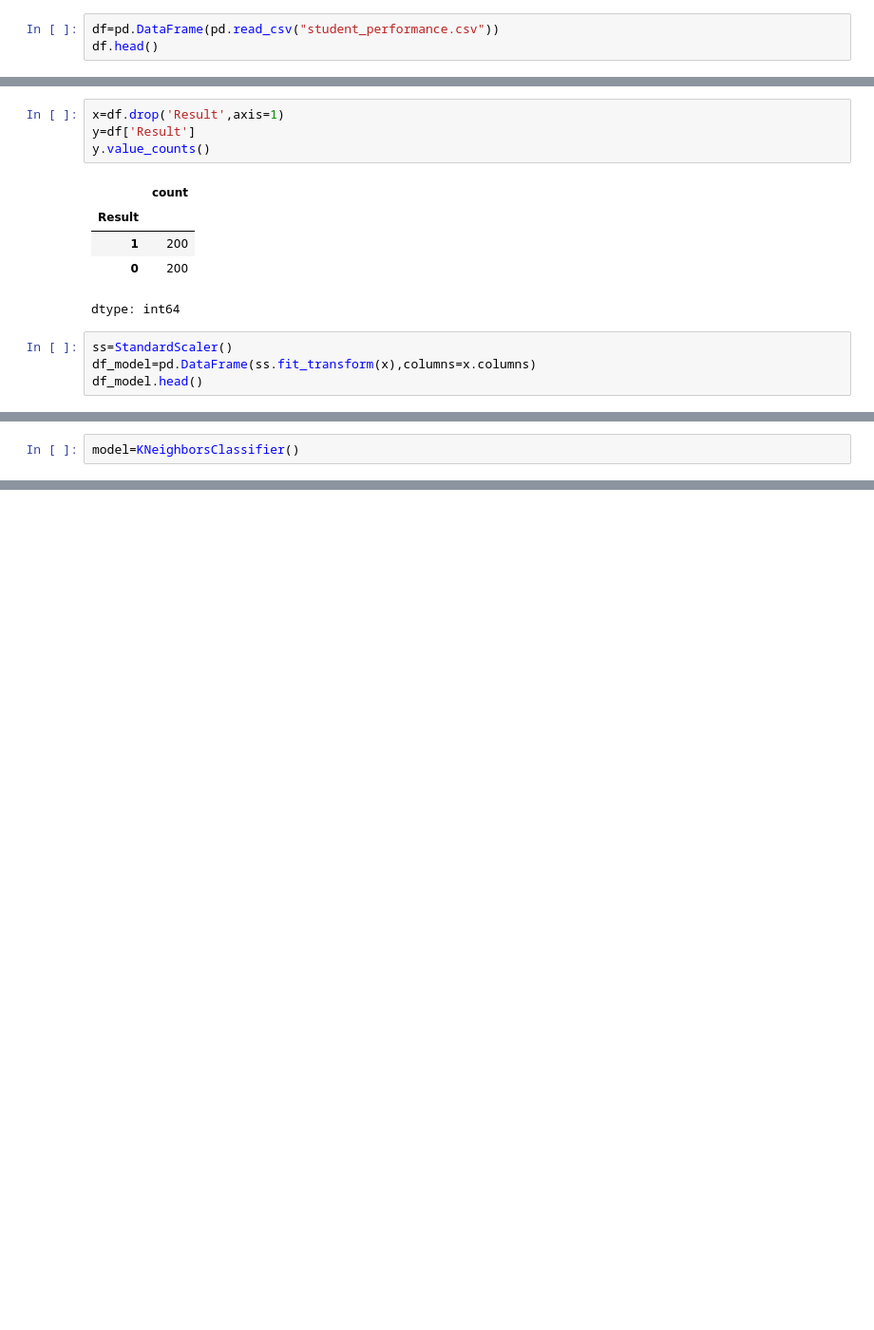
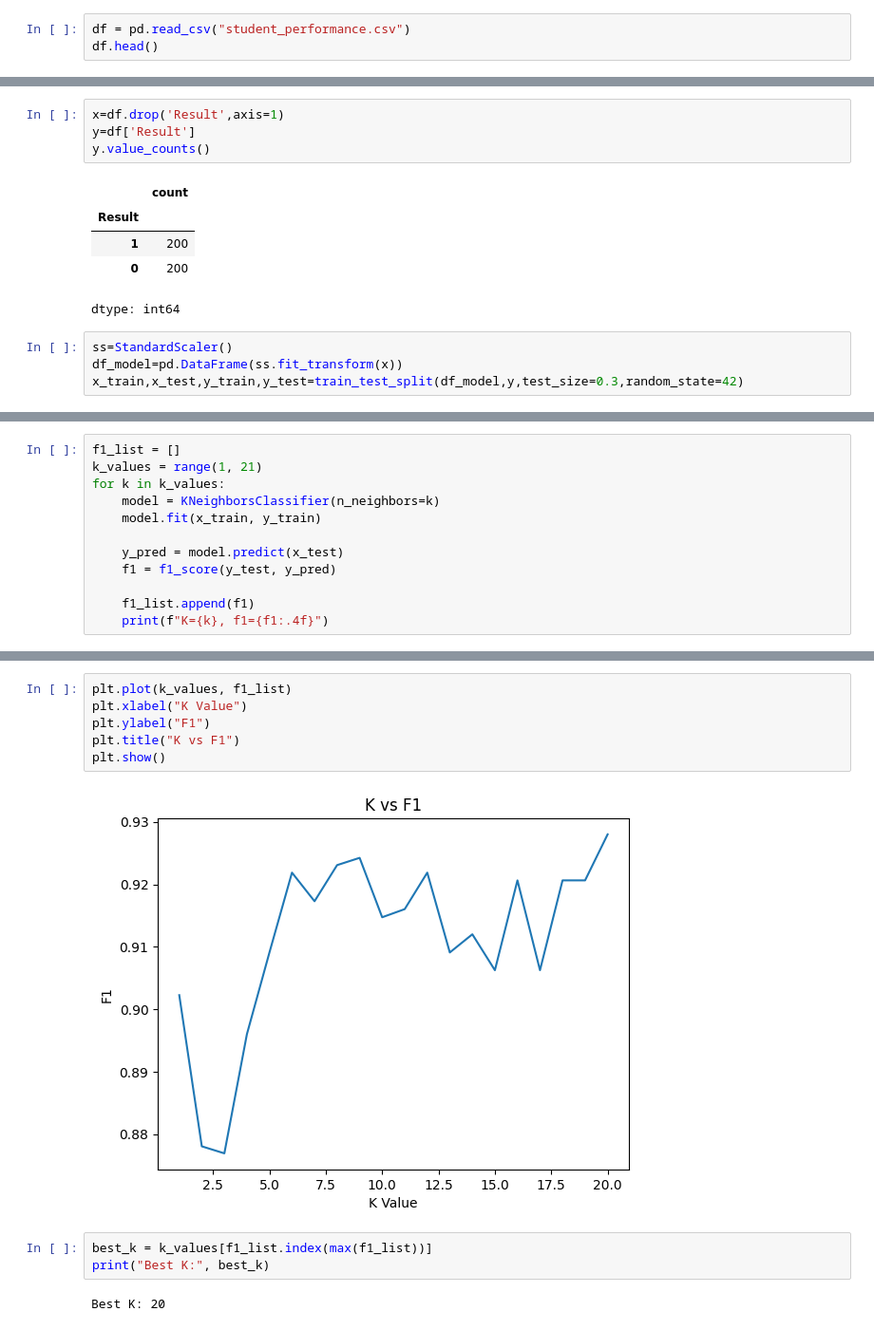
Before and after one commit to strange-exe/ml-lab, a Jupyter notebook: Termwork/13.ipynb, the cells around one changed output, grey strips where cells are left out. Shown at 95% size. Cells and saved outputs as stored; diff of their text form; blank space fills up the shorter version.

```diff
--- a/Termwork/13.ipynb
+++ b/Termwork/13.ipynb
@@ -31,5 +33,5 @@ from sklearn.preprocessing import LabelEncoder, StandardScaler
 # %%
-df=pd.DataFrame(pd.read_csv("student_performance.csv"))
+df = pd.read_csv("student_performance.csv")
 df.head()
 # %% [output]
 |  | StudyHours | Attendance | Assignments | InternalMarks | Result |
@@ -61,5 +64,5 @@ y.value_counts()
 dtype: int64
 # %%
 ss=StandardScaler()
-df_model=pd.DataFrame(ss.fit_transform(x),columns=x.columns)
-df_model.head()
+df_model=pd.DataFrame(ss.fit_transform(x))
+x_train,x_test,y_train,y_test=train_test_split(df_model,y,test_size=0.3,random_state=42)
@@ -73,2 +69,12 @@ df_model.head()
-# %%
-model=KNeighborsClassifier()
+# %%
+f1_list = []
+k_values = range(1, 21)
+for k in k_values:
+    model = KNeighborsClassifier(n_neighbors=k)
+    model.fit(x_train, y_train)
+
+    y_pred = model.predict(x_test)
+    f1 = f1_score(y_test, y_pred)
+
+    f1_list.append(f1)
+    print(f"K={k}, f1={f1:.4f}")
@@ -74,0 +102,13 @@ model=KNeighborsClassifier()
+# %%
+plt.plot(k_values, f1_list)
+plt.xlabel("K Value")
+plt.ylabel("F1")
+plt.title("K vs F1")
+plt.show()
+# %% [output]
+[figure, added]
+# %%
+best_k = k_values[f1_list.index(max(f1_list))]
+print("Best K:", best_k)
+# %% [output]
+Best K: 20
```
Also changed, not shown: parts of 8 cells of this notebook.
